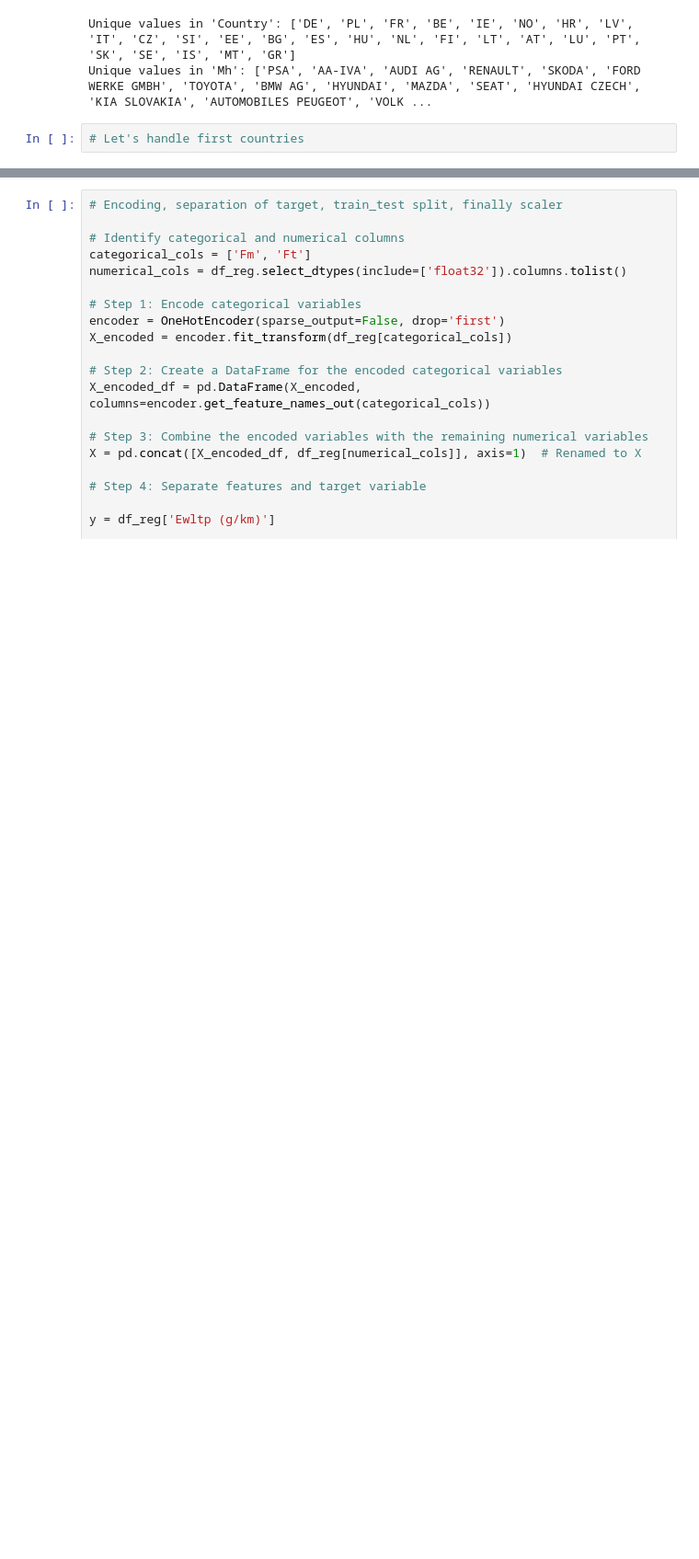
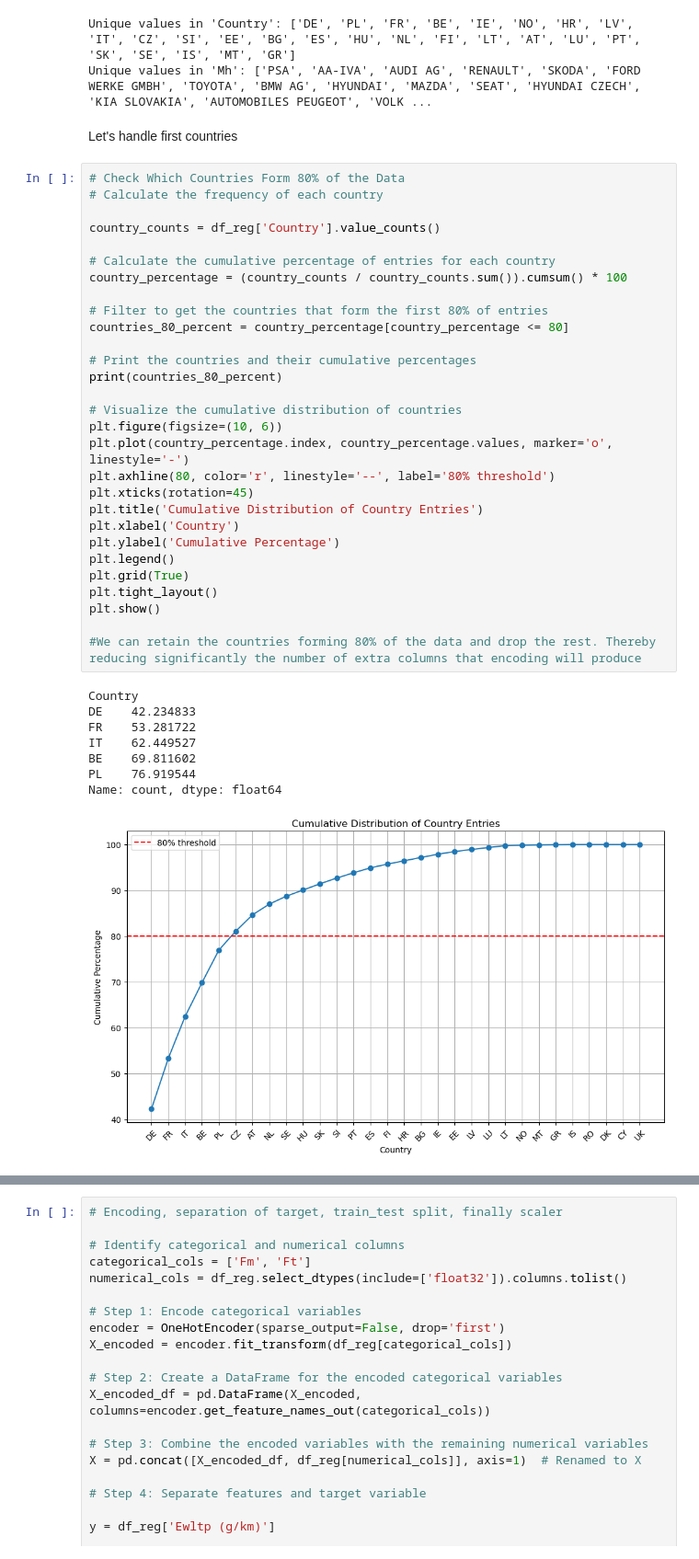
Before and after one commit to Alexander-Peca/co2_eu_emissions_Sep24, a Jupyter notebook: notebooks/DataPipeline.ipynb, the cells around one changed output, grey strips where cells are left out. Shown at 92% size. Cells and saved outputs as stored; diff of their text form; blank space fills up the shorter version.

Commit message:
Current work DataPipeline.ipynb

```diff
--- a/notebooks/DataPipeline.ipynb
+++ b/notebooks/DataPipeline.ipynb
@@ -816,5 +816,43 @@ for col in categorical_cols:
 # %% [output]
 Unique values in 'Country': ['DE', 'PL', 'FR', 'BE', 'IE', 'NO', 'HR', 'LV', 'IT', 'CZ', 'SI', 'EE', 'BG', 'ES', 'HU', 'NL', 'FI', 'LT', 'AT', 'LU', 'PT', 'SK', 'SE', 'IS', 'MT', 'GR']
 Unique values in 'Mh': ['PSA', 'AA-IVA', 'AUDI AG', 'RENAULT', 'SKODA', 'FORD WERKE GMBH', 'TOYOTA', 'BMW AG', 'HYUNDAI', 'MAZDA', 'SEAT', 'HYUNDAI CZECH', 'KIA SLOVAKIA', 'AUTOMOBILES PEUGEOT', 'VOLK ...
-# %%
-# Let's handle first countries
+# %% [markdown]
+Let's handle first countries
+# %%
+# Check Which Countries Form 80% of the Data
+# Calculate the frequency of each country
+
+country_counts = df_reg['Country'].value_counts()
+
+# Calculate the cumulative percentage of entries for each country
+country_percentage = (country_counts / country_counts.sum()).cumsum() * 100
+
+# Filter to get the countries that form the first 80% of entries
+countries_80_percent = country_percentage[country_percentage <= 80]
+
+# Print the countries and their cumulative percentages
+print(countries_80_percent)
+
+# Visualize the cumulative distribution of countries
+plt.figure(figsize=(10, 6))
+plt.plot(country_percentage.index, country_percentage.values, marker='o', linestyle='-')
+plt.axhline(80, color='r', linestyle='--', label='80% threshold')
+plt.xticks(rotation=45)
+plt.title('Cumulative Distribution of Country Entries')
+plt.xlabel('Country')
+plt.ylabel('Cumulative Percentage')
+plt.legend()
+plt.grid(True)
+plt.tight_layout()
+plt.show()
+
+#We can retain the countries forming 80% of the data and drop the rest. Thereby reducing significantly the number of extra columns that encoding will produce
+# %% [output]
+Country
+DE    42.234833
+FR    53.281722
+IT    62.449527
+BE    69.811602
+PL    76.919544
+Name: count, dtype: float64
+[figure, added]
```
Also changed, not shown: parts of 9 cells of this notebook.
